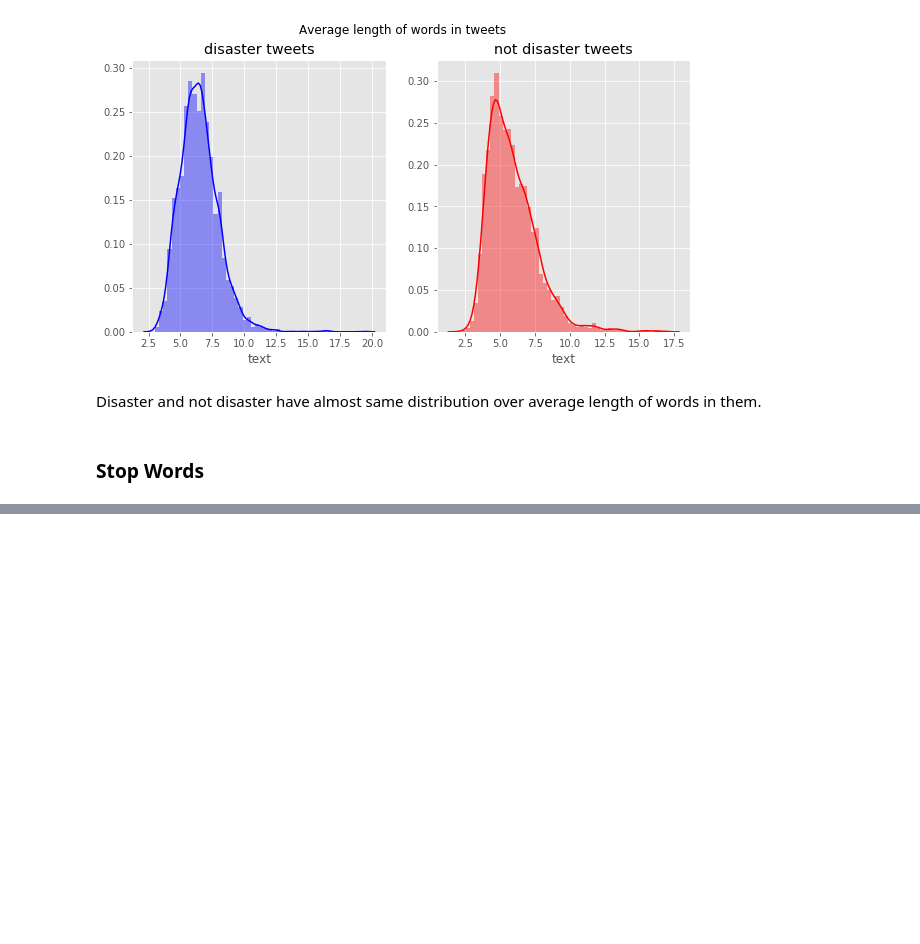
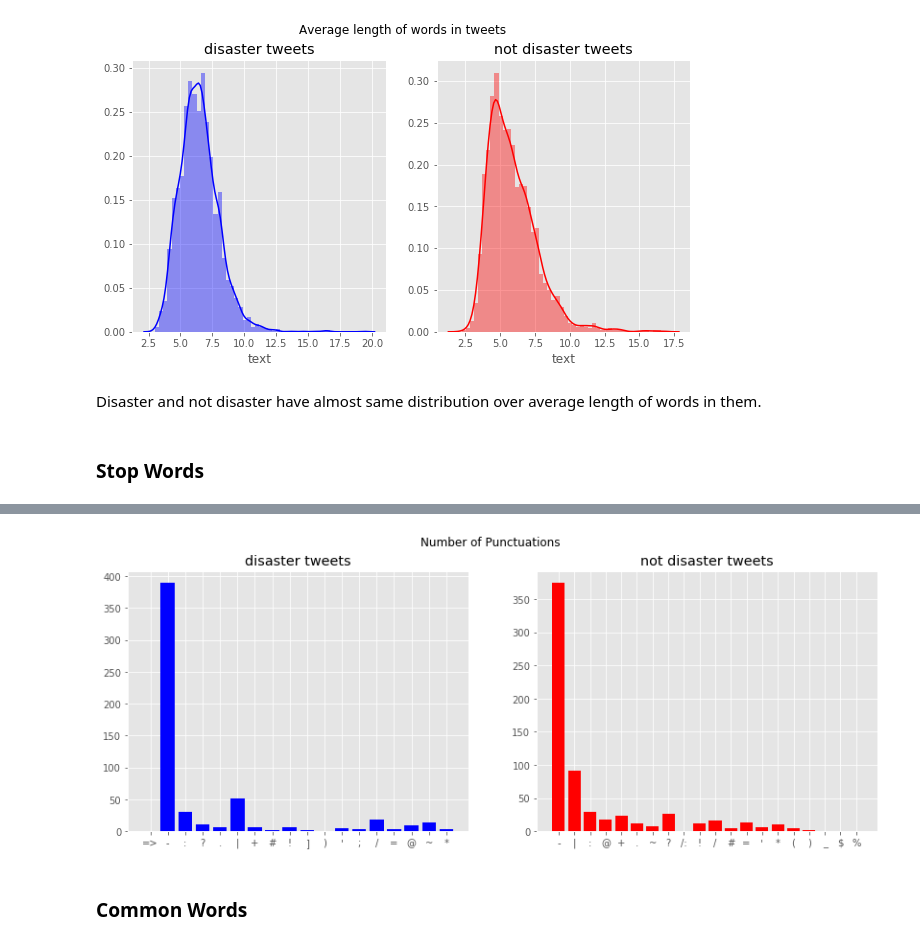
Before and after one commit to patternproject/NLP-Tweets-Disaster, a Jupyter notebook: eda/EDA_reza.ipynb, the cells around one changed output, grey strips where cells are left out. Cells and saved outputs as stored; diff of their text form; code cells hidden in the pictures; blank space fills up the shorter version.

```diff
--- a/eda/EDA_reza.ipynb
+++ b/eda/EDA_reza.ipynb
@@ -11,13 +11,20 @@ import numpy as np # linear algebra
 import pandas as pd # data processing, CSV file I/O (e.g. pd.read_csv)
 import matplotlib.pyplot as plt
 import seaborn as sns
+import string
 
 from nltk.corpus import stopwords
 from nltk.util import ngrams
+from collections import defaultdict
+from collections import Counter
+from nltk.corpus import stopwords
+from nltk.util import ngrams
+from nltk.tokenize import word_tokenize
 
 # set color codes
 sns.set_color_codes('pastel')
 plt.style.use('ggplot')
+stop_words = set(stopwords.words('english'))
 
 
 # Input data files are available in the "../input/" directory.
@@ -141,0 +185,32 @@ len(corpus)
+# %%
+punctuations = string.punctuation
+
+dic_punc_not_disaster = defaultdict(int)
+
+for word in not_disaster_corpus:
+    if word in punctuations:
+        dic_punc_not_disaster[word] += 1
+
+dic_punc_disaster = defaultdict(int)
+
+for word in disaster_corpus:
+    if word in punctuations:
+        dic_punc_disaster[word] += 1
+# %%
+x1, y1 = zip(*dic_punc_disaster.items())
+x2, y2 = zip(*dic_punc_not_disaster.items())
+
+fig, (ax1, ax2) = plt.subplots(1, 2, figsize=(14, 5))
+
+ax1.bar(x1, y1, color='blue')
+ax1.set_title('disaster tweets')
+
+ax2.bar(x2, y2, color='red')
+ax2.set_title('not disaster tweets')
+
+fig.suptitle('Number of Punctuations')
+plt.show()
+# %% [output]
+[figure, added]
+# %% [markdown]
+### Common Words
```
Also changed, not shown: parts of 11 cells of this notebook.
